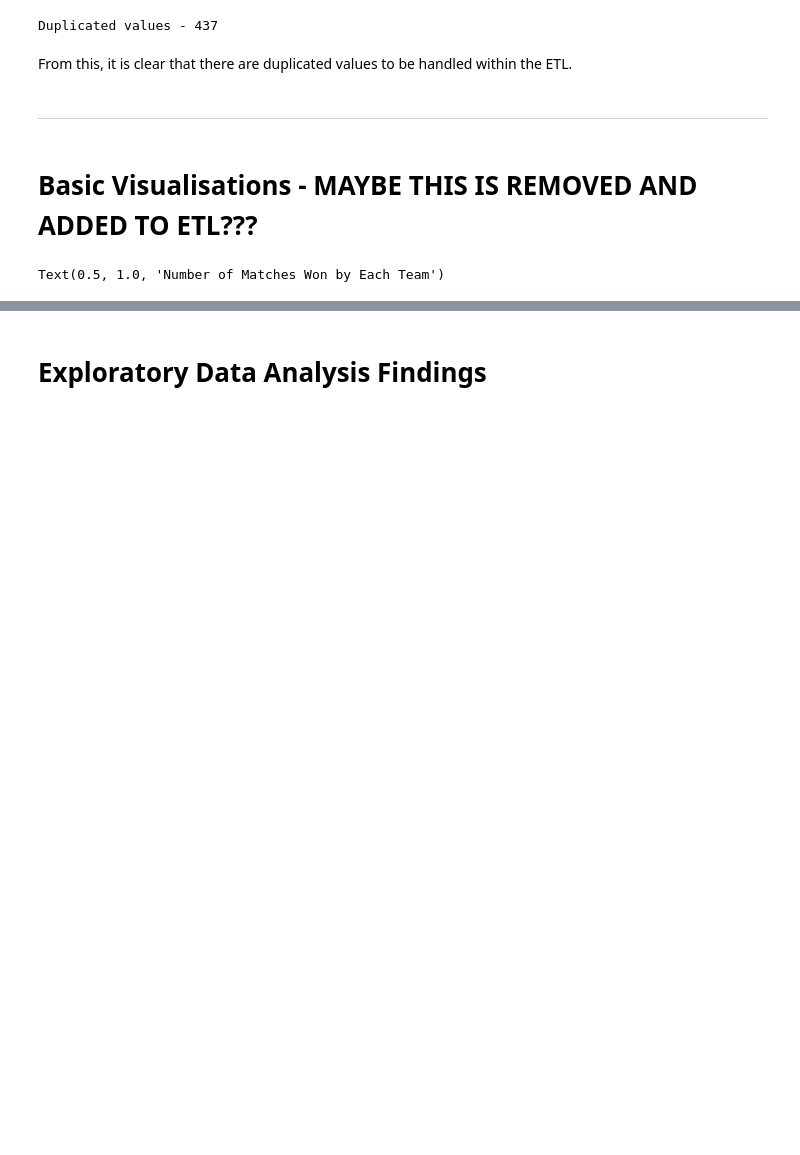
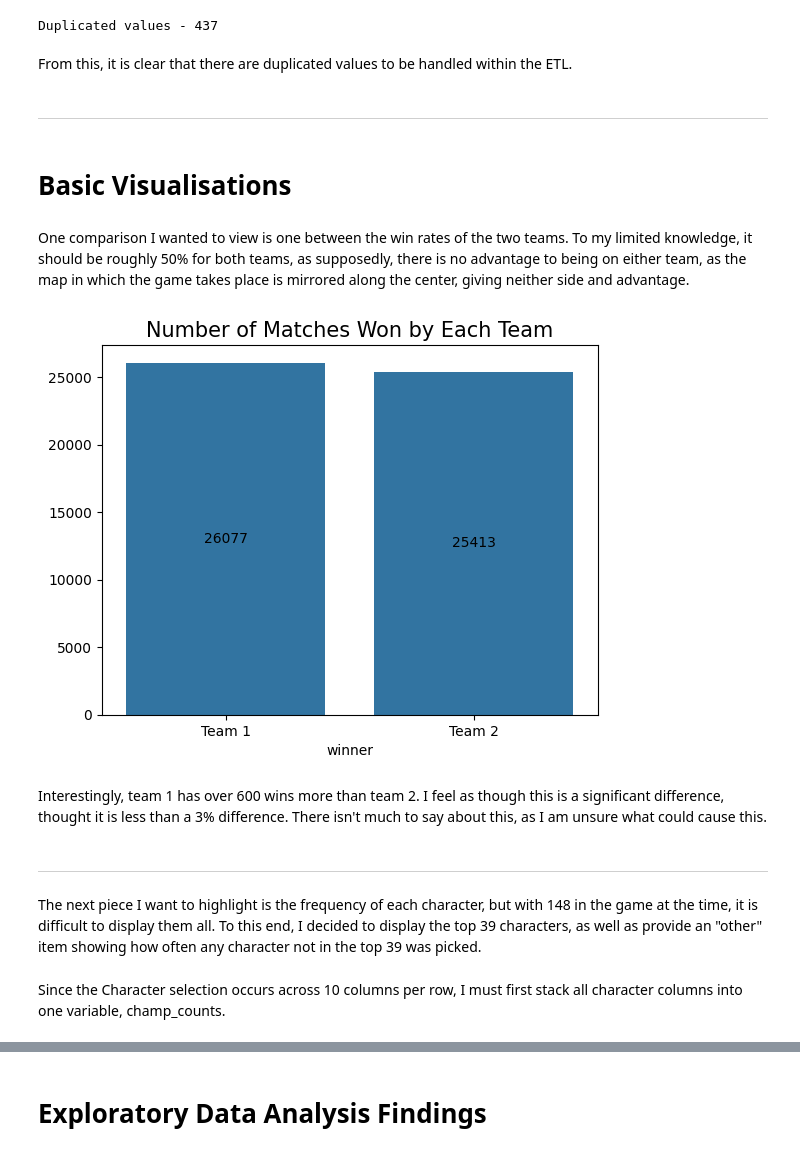
Before and after one commit to Abauker/League-of-Legends-Ranked-Match-Analysis, a Jupyter notebook: jupyter_notebooks/EDA.ipynb, the cells around one changed output, grey strips where cells are left out. Drawn from its saved outputs; the diff is of its cells as text; code cells hidden in the pictures; blank space fills up the shorter version.

```diff
--- a/jupyter_notebooks/EDA.ipynb
+++ b/jupyter_notebooks/EDA.ipynb
@@ -156,12 +156,25 @@ Duplicated values - 437
 From this, it is clear that there are duplicated values to be handled within the ETL.
 # %% [markdown]
 ---
-# %% [markdown]
-# Basic Visualisations - MAYBE THIS IS REMOVED AND ADDED TO ETL???
+# %% [markdown]
+# Basic Visualisations
+# %% [markdown]
+One comparison I wanted to view is one between the win rates of the two teams. To my limited knowledge, it should be roughly 50% for both teams, as supposedly, there is no advantage to being on either team, as the map in which the game takes place is mirrored along the center, giving neither side and advantage.
 # %%
 sns.countplot(data=df, x="winner")
 plt.bar_label(plt.gca().containers[0],
               label_type='center')
 plt.title("Number of Matches Won by Each Team", fontsize=15)
+plt.xticks([0,1], ['Team 1', 'Team 2'])
+plt.ylabel("")
+plt.show()
 # %% [output]
-Text(0.5, 1.0, 'Number of Matches Won by Each Team')
+[figure, added]
+# %% [markdown]
+Interestingly, team 1 has over 600 wins more than team 2. I feel as though this is a significant difference, thought it is less than a 3% difference. There isn't much to say about this, as I am unsure what could cause this.
+# %% [markdown]
+---
+# %% [markdown]
+The next piece I want to highlight is the frequency of each character, but with 148 in the game at the time, it is difficult to display them all. To this end, I decided to display the top 39 characters, as well as provide an "other" item showing how often any character not in the top 39 was picked.
+# %% [markdown]
+Since the Character selection occurs across 10 columns per row, I must first stack all character columns into one variable, champ_counts.
```
Also changed, not shown: parts of 14 cells of this notebook, 1 other file.
